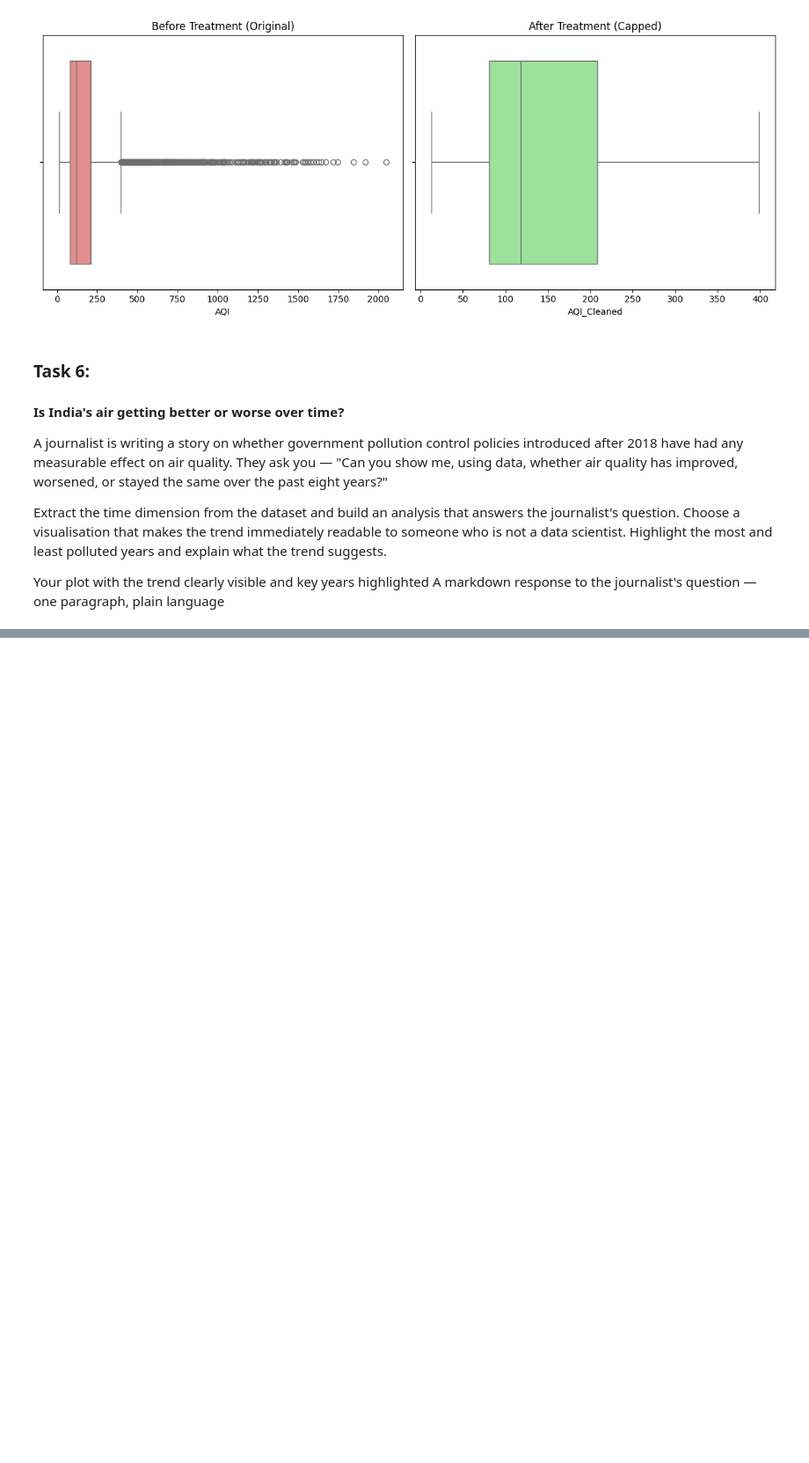
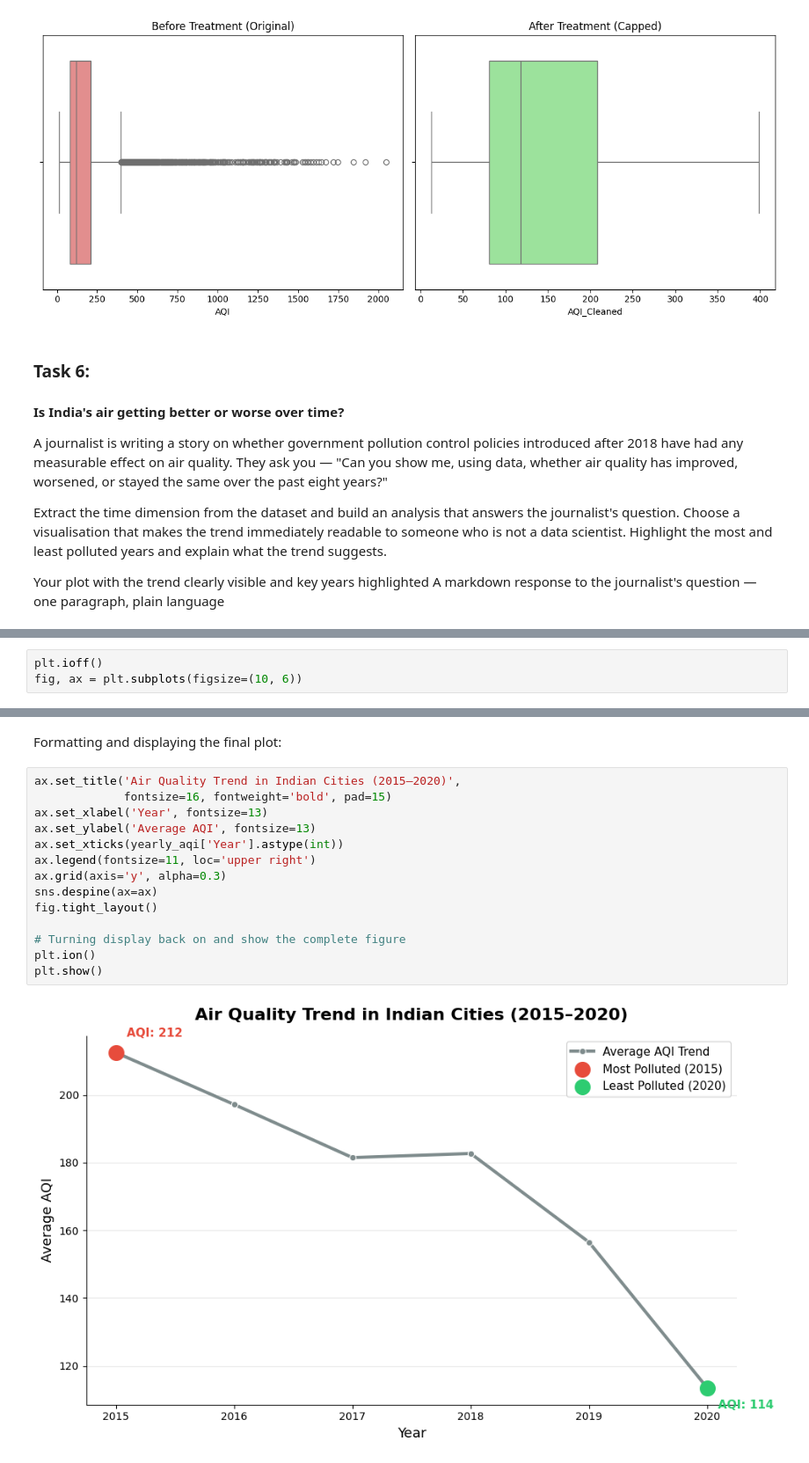
Before and after one commit to OCTehckie18/ML-Lab-2547237, a Jupyter notebook: Lab2/Lab2-copy1.ipynb, the cells around one changed output, grey strips where cells are left out. Shown at 88% size. Cells and saved outputs as stored; diff of their text form; blank space fills up the shorter version.

```diff
--- a/Lab2/Lab2-copy1.ipynb
+++ b/Lab2/Lab2-copy1.ipynb
@@ -597,0 +563,3 @@ No artists with labels found to put in legend.  Note that artists whose label st
+# %%
+plt.ioff()
+fig, ax = plt.subplots(figsize=(10, 6))
@@ -598,3 +596,21 @@ No artists with labels found to put in legend.  Note that artists whose label st
+# %% [markdown]
+Formatting and displaying the final plot:
+# %%
+ax.set_title('Air Quality Trend in Indian Cities (2015–2020)',
+             fontsize=16, fontweight='bold', pad=15)
+ax.set_xlabel('Year', fontsize=13)
+ax.set_ylabel('Average AQI', fontsize=13)
+ax.set_xticks(yearly_aqi['Year'].astype(int))
+ax.legend(fontsize=11, loc='upper right')
+ax.grid(axis='y', alpha=0.3)
+sns.despine(ax=ax)
+fig.tight_layout()
+
+# Turning display back on and show the complete figure
+plt.ion()
+plt.show()
+# %% [output]
+[figure, added]
 # %% [markdown]
 Answer to the journalist
 
```
Also changed, not shown: parts of 18 cells of this notebook.
